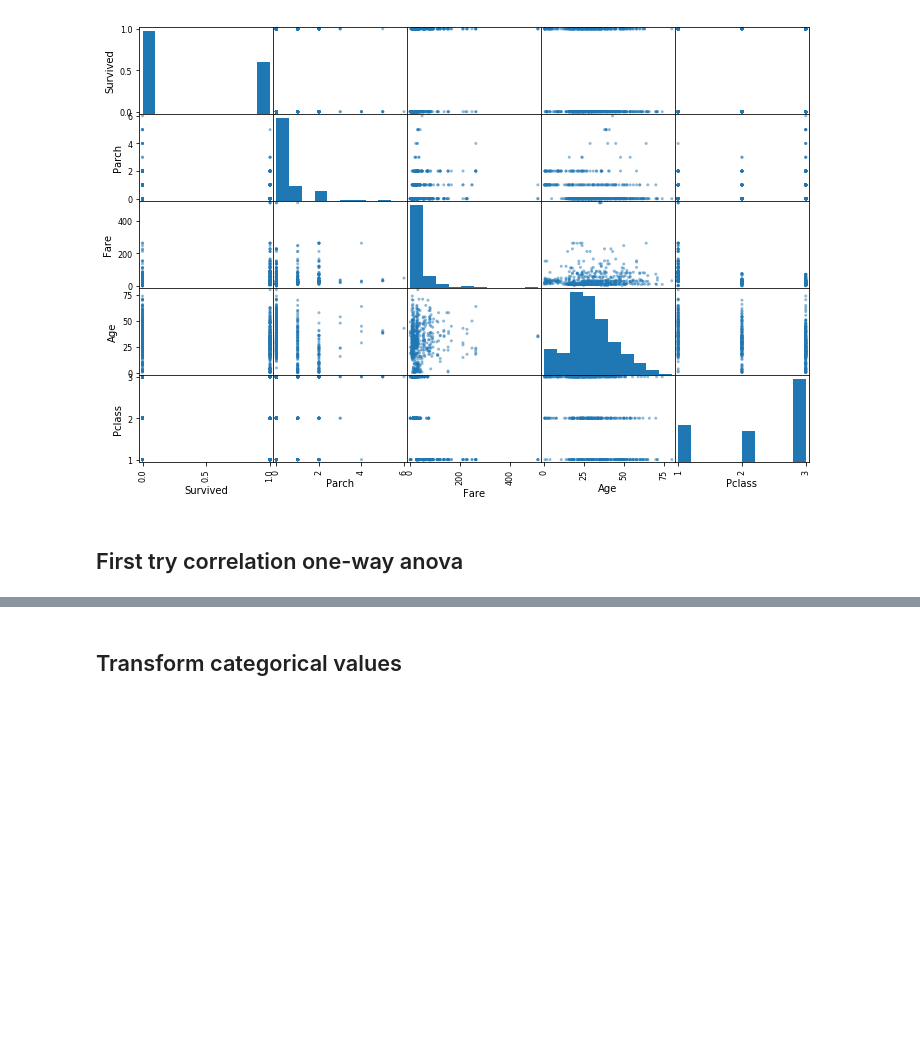
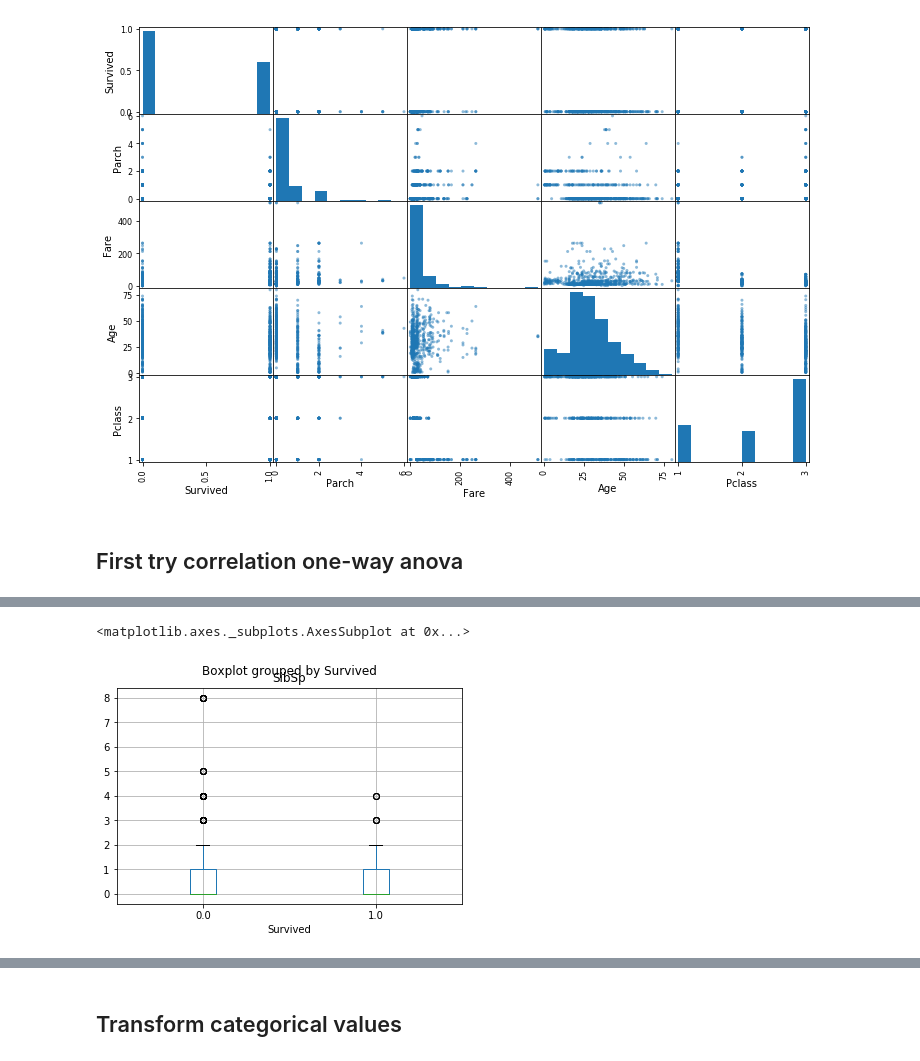
Before and after one commit to AnaRuizS/CSmachineLearning, a Jupyter notebook: Ml_titanic.ipynb, the cells around one changed output, grey strips where cells are left out. Drawn from its saved outputs; the diff is of its cells as text; code cells hidden in the pictures; blank space fills up the shorter version.

```diff
--- a/Ml_titanic.ipynb
+++ b/Ml_titanic.ipynb
@@ -166,0 +170,5 @@ all_titanic.boxplot("Parch", by ='Survived')
+# %%
+all_titanic.boxplot("SibSp", by ='Survived')
+# %% [output]
+<matplotlib.axes._subplots.AxesSubplot at 0x...>
+[figure, added]
```
Also changed, not shown: parts of 19 cells of this notebook.
